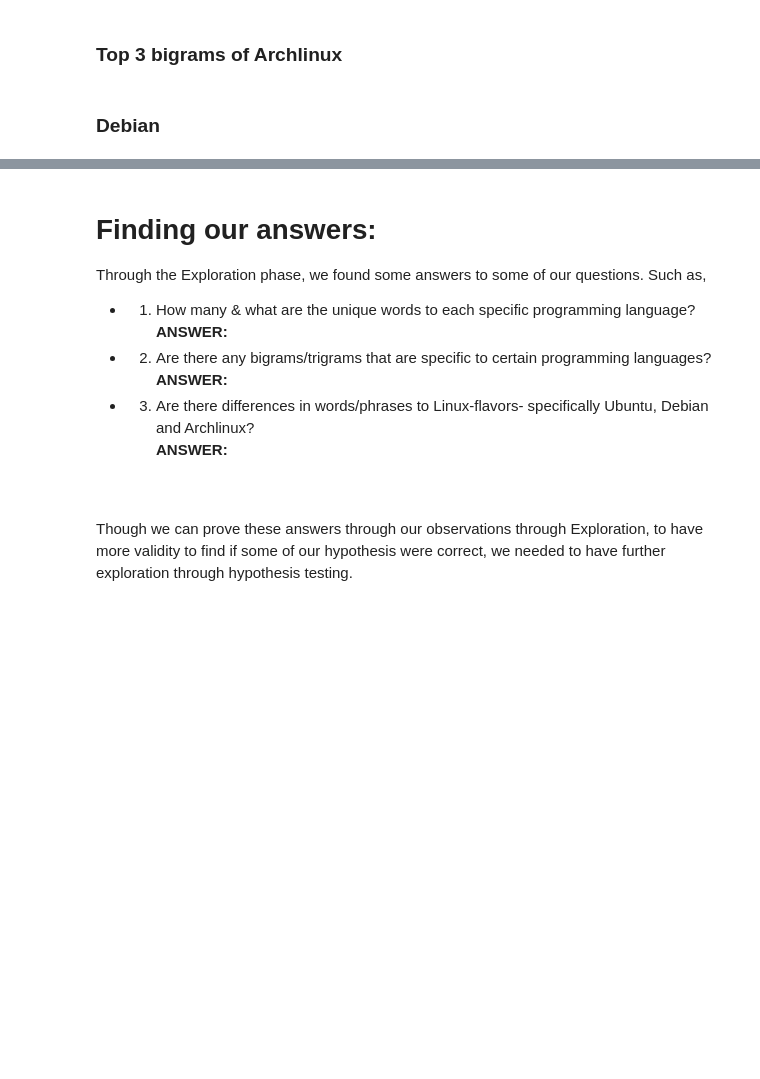
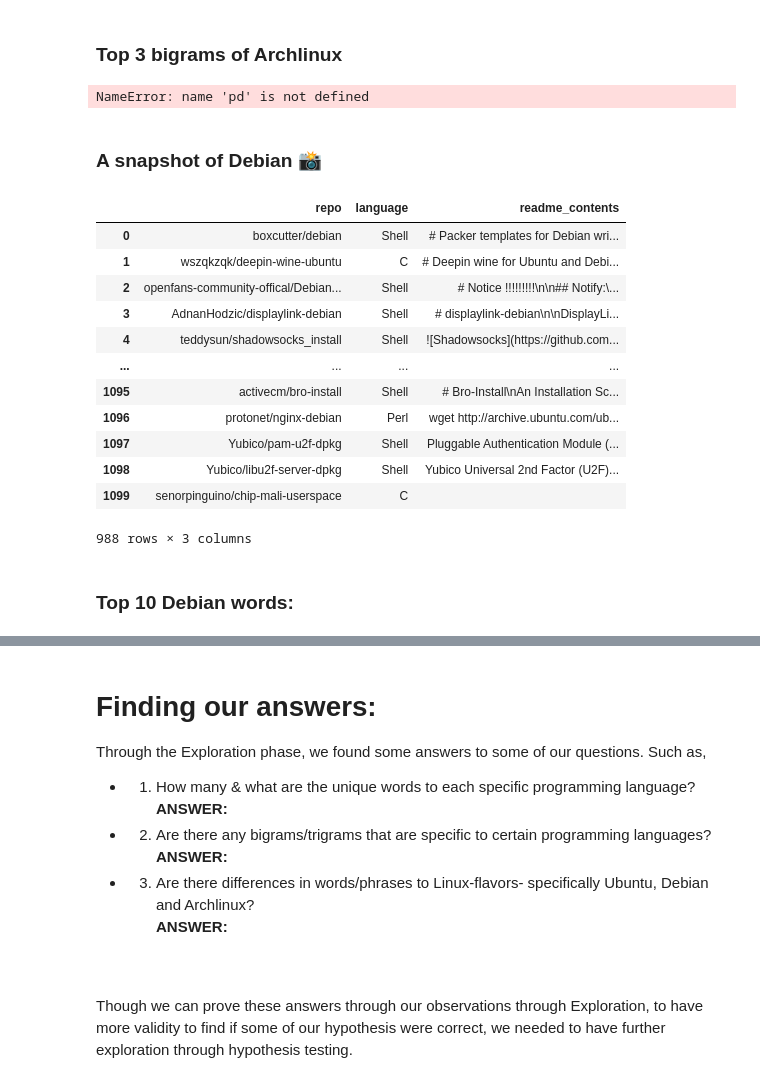
Before and after one commit to jemison-nlp-AnJeSt/github-NLP-project, a Jupyter notebook: Final_Notebook.ipynb, the cells around one changed output, grey strips where cells are left out. Drawn from its saved outputs; the diff is of its cells as text; code cells hidden in the pictures; blank space fills up the shorter version.

```diff
--- a/Final_Notebook.ipynb
+++ b/Final_Notebook.ipynb
@@ -723,5 +723,28 @@ NameError: name 'arch_corpus' is not defined
 ### Interesting Finds:
 # %% [markdown]
 ### Top 3 bigrams of Archlinux
+# %%
+top_20_arch_trigrams = (pd.Series(nltk.ngrams(arch_corpus, 3)).value_counts().head(3))
+top_20_arch_trigrams
+# %% [output]
+NameError: name 'pd' is not defined
 # %% [markdown]
-### Debian
+### A snapshot of Debian 📸
+# %%
+df_debian = pd.read_json('debian_data.json')
+df_debian = df_debian[df_debian.language.notnull()]
+df_debian
+# %% [output]
+|  | repo | language | readme_contents |
+| 0 | boxcutter/debian | Shell | # Packer templates for Debian wri... |
+| 1 | wszqkzqk/deepin-wine-ubuntu | C | # Deepin wine for Ubuntu and Debi... |
+| 2 | openfans-community-offical/Debian... | Shell | # Notice !!!!!!!!!\n\n## Notify:\... |
+| 3 | AdnanHodzic/displaylink-debian | Shell | # displaylink-debian\n\nDisplayLi... |
+| 4 | teddysun/shadowsocks_install | Shell | ![Shadowsocks](https://github.com... |
+| ... | ... | ... | ... |
+| 1095 | activecm/bro-install | Shell | # Bro-Install\nAn Installation Sc... |
+| 1096 | protonet/nginx-debian | Perl | wget http://archive.ubuntu.com/ub... |
+| 1097 | Yubico/pam-u2f-dpkg | Shell | Pluggable Authentication Module (... |
+| 1098 | Yubico/libu2f-server-dpkg | Shell | Yubico Universal 2nd Factor (U2F)... |
+| 1099 | senorpinguino/chip-mali-userspace | C |  |
+988 rows × 3 columns
@@ -727,0 +753,2 @@ NameError: name 'arch_corpus' is not defined
+# %% [markdown]
+### Top 10 Debian words:
```
Also changed, not shown: parts of 16 cells of this notebook.
